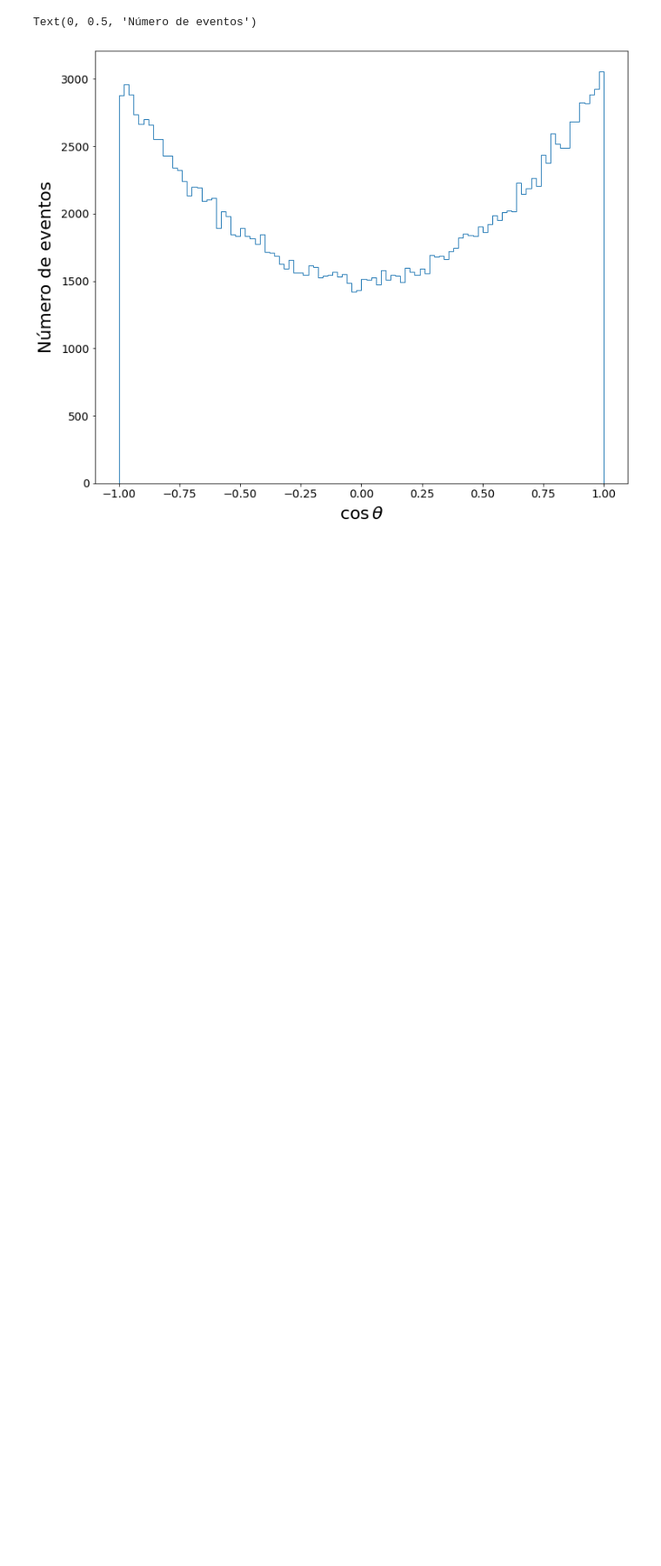
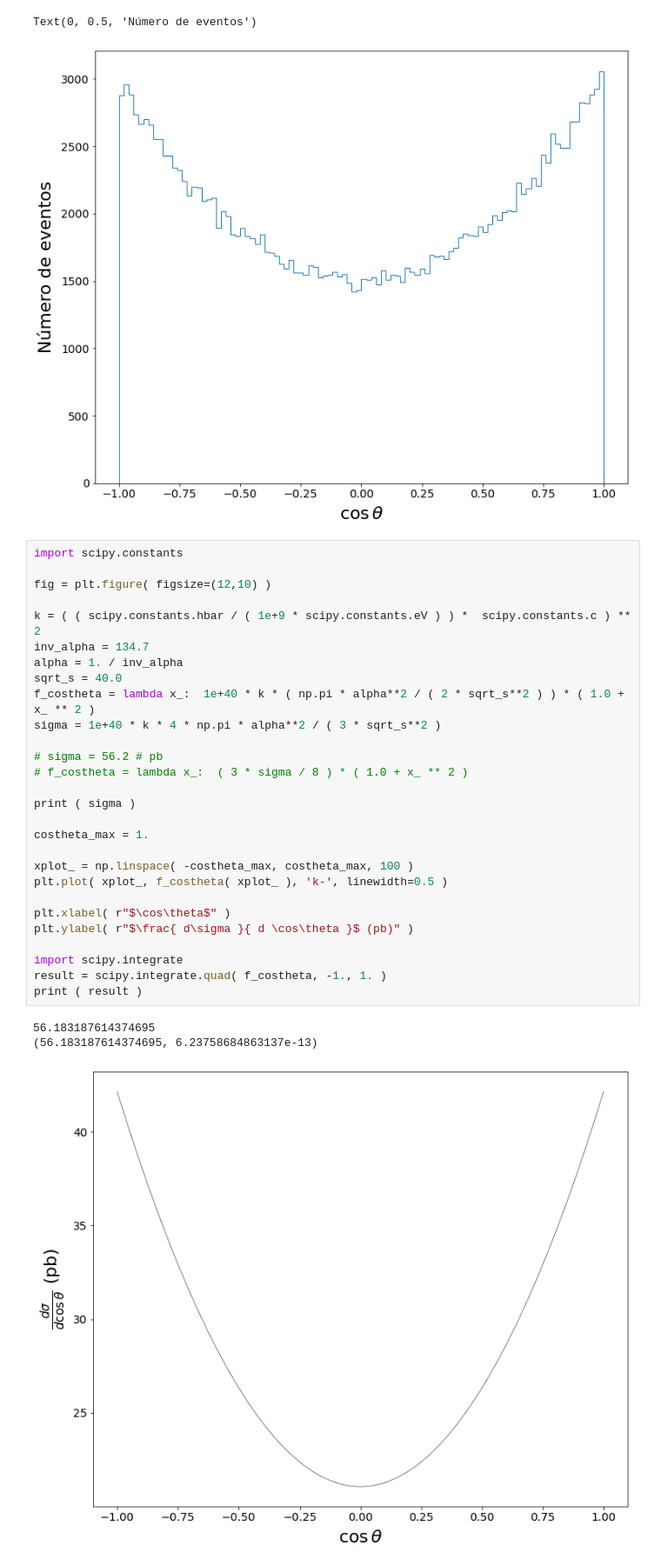
Before and after one commit to antoniovilela/madgraph, a Jupyter notebook: Read-ExRootAnalysis-LHE.ipynb, the cells around one changed output. Shown: that part at 87% size. Cells and saved outputs as stored; diff of their text form; blank space fills up the shorter version.

```diff
--- a/Read-ExRootAnalysis-LHE.ipynb
+++ b/Read-ExRootAnalysis-LHE.ipynb
@@ -103,3 +87,35 @@ plt.ylabel( "Número de eventos" )
 # %% [output]
 Text(0, 0.5, 'Número de eventos')
 [figure]
+# %%
+import scipy.constants
+
+fig = plt.figure( figsize=(12,10) )
+
+k = ( ( scipy.constants.hbar / ( 1e+9 * scipy.constants.eV ) ) *  scipy.constants.c ) ** 2
+inv_alpha = 134.7
+alpha = 1. / inv_alpha
+sqrt_s = 40.0
+f_costheta = lambda x_:  1e+40 * k * ( np.pi * alpha**2 / ( 2 * sqrt_s**2 ) ) * ( 1.0 + x_ ** 2 )
+sigma = 1e+40 * k * 4 * np.pi * alpha**2 / ( 3 * sqrt_s**2 )
+
+# sigma = 56.2 # pb
+# f_costheta = lambda x_:  ( 3 * sigma / 8 ) * ( 1.0 + x_ ** 2 )
+
+print ( sigma )
+
+costheta_max = 1.
+
+xplot_ = np.linspace( -costheta_max, costheta_max, 100 )
+plt.plot( xplot_, f_costheta( xplot_ ), 'k-', linewidth=0.5 )
+
+plt.xlabel( r"$\cos\theta$" )
+plt.ylabel( r"$\frac{ d\sigma }{ d \cos\theta }$ (pb)" )
+
+import scipy.integrate
+result = scipy.integrate.quad( f_costheta, -1., 1. )
+print ( result )
+# %% [output]
+56.183187614374695
+(56.183187614374695, 6.23758684863137e-13)
+[figure, added]
```
Also changed, not shown: parts of 2 cells of this notebook, 47 other files.
